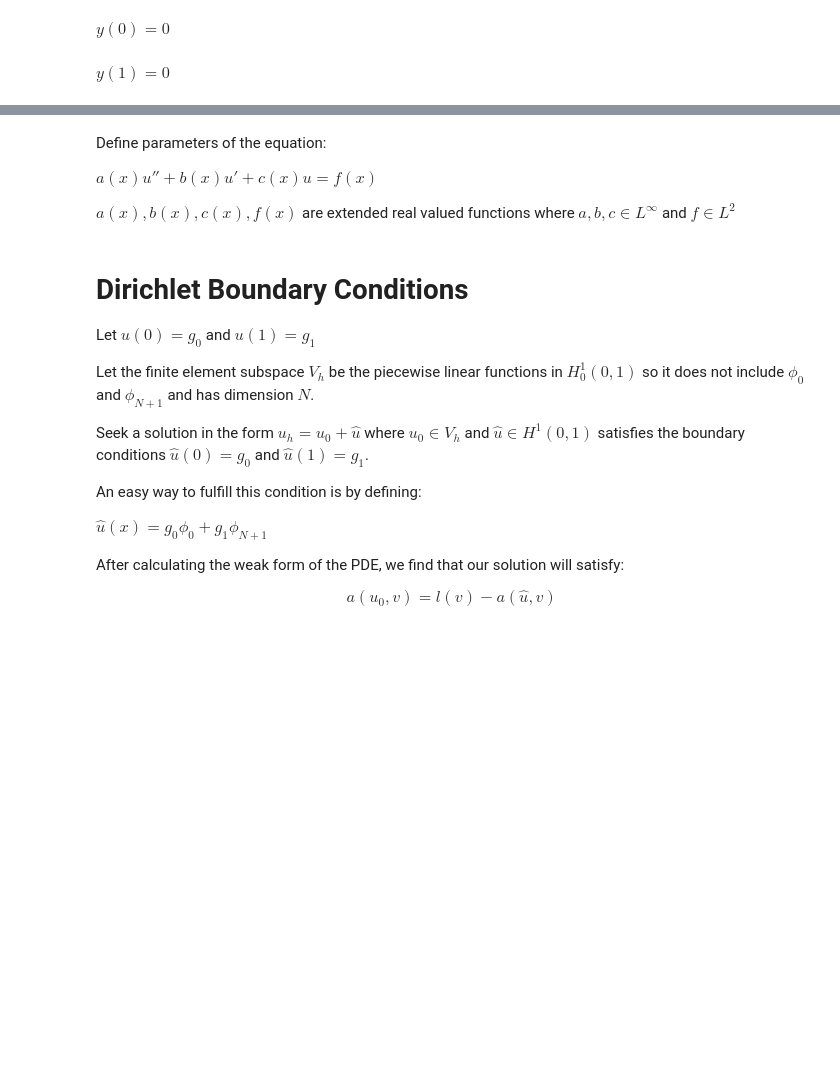
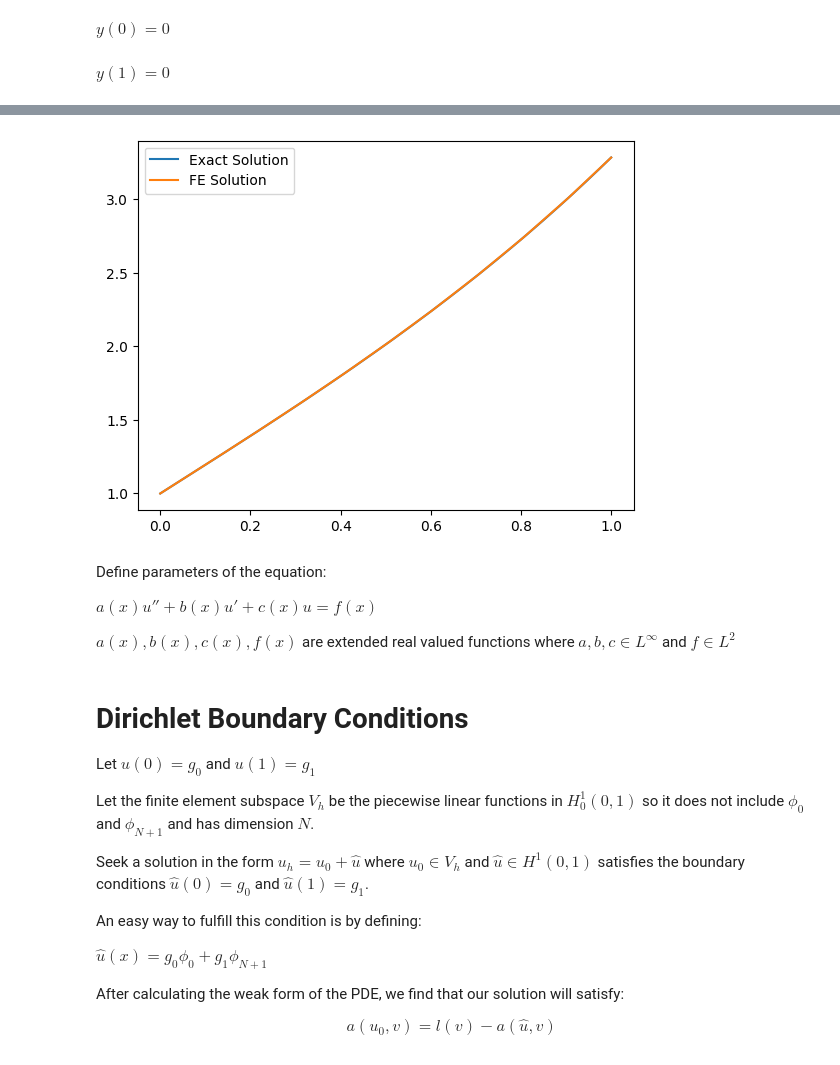
Before and after one commit to AvanishMeedimale/finite-element, a Jupyter notebook: 1D_finite_element (1).ipynb, the cells around one changed output, grey strips where cells are left out. Cells and saved outputs as stored; diff of their text form; code cells hidden in the pictures; blank space fills up the shorter version.

```diff
--- a/1D_finite_element (1).ipynb
+++ b/1D_finite_element (1).ipynb
@@ -191,7 +191,7 @@ class LeftDirichletBC(DirichletBC):
         except ImportError:
             print(f"LaTeX equation: {sp.latex(equation)}")
 
-    def apply(self, f_array, A=None):
+    def apply(self, f_array, A=None, ode=None):
         def bilinear_form(u,i,v,j):
             return integrate.quad(lambda x: -1*ode.a(x)*u(i,x,deriv=True)*v(j,x,deriv=True) + ode.b(x)*u(i,x,deriv=True)*v(j,x) + ode.c(x)*u(i,x)*v(j,x), 0, 1)[0]
         def u_hat(i,x,deriv=False):
@@ -219,7 +219,7 @@ class RightDirichletBC(DirichletBC):
         except ImportError:
             print(f"LaTeX equation: {sp.latex(equation)}")
 
-    def apply(self, f_array, A=None):
+    def apply(self, f_array, A=None, ode=None):
         def bilinear_form(u,i,v,j):
             return integrate.quad(lambda x: -1*ode.a(x)*u(i,x,deriv=True)*v(j,x,deriv=True) + ode.b(x)*u(i,x,deriv=True)*v(j,x) + ode.c(x)*u(i,x)*v(j,x), 0, 1)[0]
         def u_hat(i,x,deriv=False):
@@ -273,22 +334,21 @@ class FEMSolver:
         for index, i in enumerate(size):
             f_array[index] = linear_functional(phi,i)
 
-        self.leftbc.apply(f_array, A)
-        self.rightbc.apply(f_array, A)
+        self.leftbc.apply(f_array, A, self.ode)
+        self.rightbc.apply(f_array, A, self.ode)
 
         U = np.linalg.solve(A, f_array)
 
         def u_h(x):
                 approx = 0
-                for i in range(k):
-                    approx += U[i]*phi(i+1,x)
+                for index, i in enumerate(size):
+                    approx += U[index]*phi(i,x)
+                if isinstance(self.leftbc, LeftDirichletBC):
+                    approx += self.leftbc.leftbc*phi(0,x)
+                if isinstance(self.rightbc, RightDirichletBC):
+                    approx += self.rightbc.rightbc*phi(N+1,x)
                 return approx
-
-        def u_exact(x):
-            e = np.e
-            return ((1/e-1)/(e-1/e)*e**x-(e-1)/(e-1/e)*e**(-x))+1 # Solved analytically
 
         xes = np.linspace(0,1,200)
         plt.plot(xes, [u_h(x) for x in xes], label = "FE Solution")
-        plt.plot(xes, [u_exact(x) for x in xes], label = "Exact Solution")
         plt.legend()
@@ -477,0 +370,11 @@ sol.plot_solution()
+# %%
+solution = FEMSolver(ode,bc3,bc4)
+solution.solve()
+
+def u_exact(x):
+            e = np.e
+            return -e**(x-1)/2-e**(-x)+1
+
+xes = np.linspace(0,1,200)
+plt.plot(xes, [u_exact(x) for x in xes], label = "Exact Solution")
+plt.legend()
@@ -478,3 +384,17 @@ sol.plot_solution()
+# %%
+def u_exact(x):
+            e = np.e
+            return (-3*e**(1-x)+3*e**(x+1)+1+e**2)/(1+e**2)
+xes = np.linspace(0,1,200)
+plt.plot(xes, [u_exact(x) for x in xes], label = "Exact Solution")
+plt.legend()
+
+bc5 = LeftDirichletBC(1)
+bc6 = RightRobinBC(3,0)
+solution1 = FEMSolver(ode, bc5, bc6)
+solution1.solve()
+# %% [output]
+[figure, added]
 # %% [markdown]
 Define parameters of the equation:
 
```
Also changed, not shown: parts of 12 cells of this notebook.
